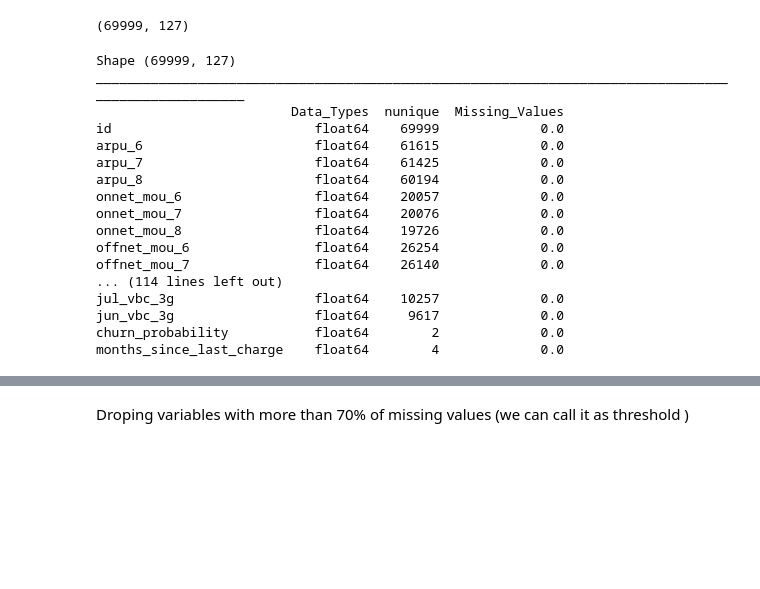
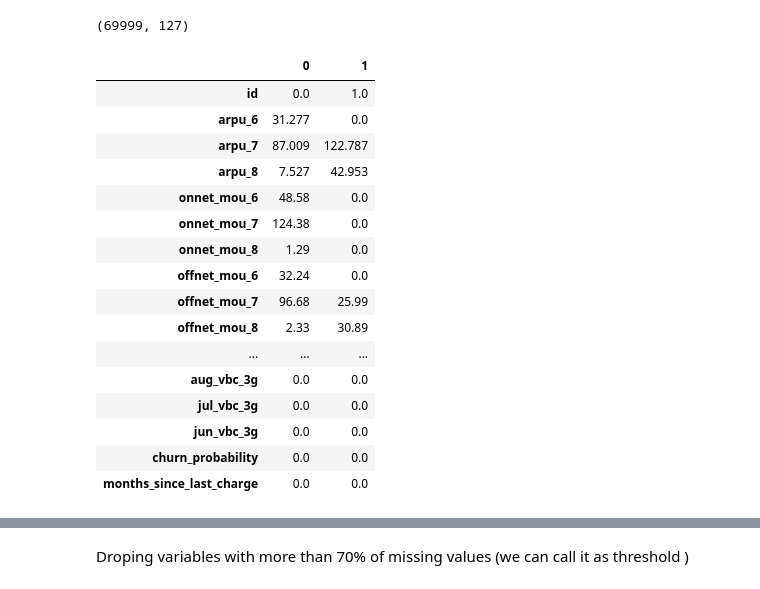
Before and after one commit to harish-babu/telecom-churn, a Jupyter notebook: telecom_mod.ipynb, the cells around one changed output, grey strips where cells are left out. Drawn from its saved outputs; the diff is of its cells as text; code cells hidden in the pictures; blank space fills up the shorter version.

```diff
--- a/telecom_mod.ipynb
+++ b/telecom_mod.ipynb
@@ -483,22 +534,22 @@ def display_data(train):
 
     print(missing_info)
 # %%
-display_data(filtered_df)
+filtered_df.head(n=2).T
 # %% [output]
-Shape (69999, 127)
-____________________________________________________________________________________________________
-                         Data_Types  nunique  Missing_Values
-id                          float64    69999             0.0
-arpu_6                      float64    61615             0.0
-arpu_7                      float64    61425             0.0
-arpu_8                      float64    60194             0.0
-onnet_mou_6                 float64    20057             0.0
-onnet_mou_7                 float64    20076             0.0
-onnet_mou_8                 float64    19726             0.0
-offnet_mou_6                float64    26254             0.0
-offnet_mou_7                float64    26140             0.0
-... (114 lines left out)
-jul_vbc_3g                  float64    10257             0.0
-jun_vbc_3g                  float64     9617             0.0
-churn_probability           float64        2             0.0
-months_since_last_charge    float64        4             0.0
+|  | 0 | 1 |
+| id | 0.0 | 1.0 |
+| arpu_6 | 31.277 | 0.0 |
+| arpu_7 | 87.009 | 122.787 |
+| arpu_8 | 7.527 | 42.953 |
+| onnet_mou_6 | 48.58 | 0.0 |
+| onnet_mou_7 | 124.38 | 0.0 |
+| onnet_mou_8 | 1.29 | 0.0 |
+| offnet_mou_6 | 32.24 | 0.0 |
+| offnet_mou_7 | 96.68 | 25.99 |
+| offnet_mou_8 | 2.33 | 30.89 |
+| ... | ... | ... |
+| aug_vbc_3g | 0.0 | 0.0 |
+| jul_vbc_3g | 0.0 | 0.0 |
+| jun_vbc_3g | 0.0 | 0.0 |
+| churn_probability | 0.0 | 0.0 |
+| months_since_last_charge | 0.0 | 0.0 |
```
Also changed, not shown: parts of 79 cells of this notebook.
